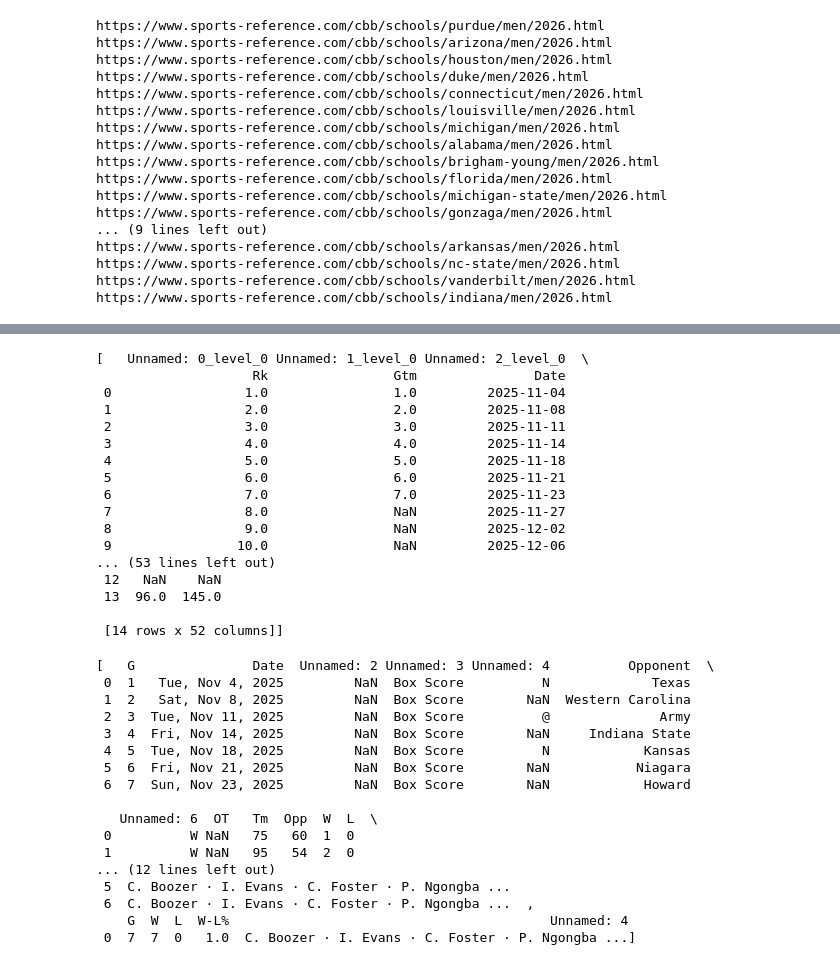
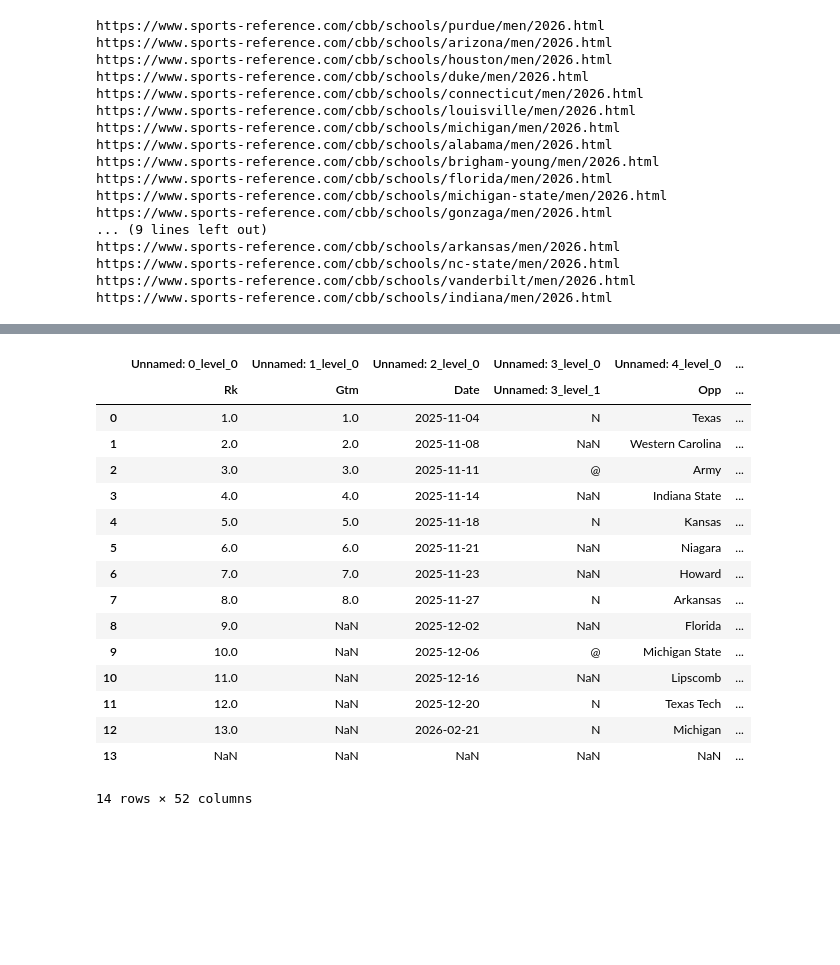
Before and after one commit to arnie12a/CollegeBasketballTracker, a Jupyter notebook: scrape/scrape.ipynb, the cells around one changed output, grey strips where cells are left out. Drawn from its saved outputs; the diff is of its cells as text; code cells hidden in the pictures; blank space fills up the shorter version.

```diff
--- a/scrape/scrape.ipynb
+++ b/scrape/scrape.ipynb
@@ -315,42 +285,23 @@ schedule[1]
 # %%
 gamelog = pd.read_html('https://www.sports-reference.com/cbb/schools/duke/men/2026-gamelogs.html')
-gamelog
+gamelog[0]
 # %% [output]
+|  | Unnamed: 0_level_0 | Unnamed: 1_level_0 | Unnamed: 2_level_0 | Unnamed: 3_level_0 | Unnamed: 4_level_0 | ... |
+|  | Rk | Gtm | Date | Unnamed: 3_level_1 | Opp | ... |
+| 0 | 1.0 | 1.0 | 2025-11-04 | N | Texas | ... |
+| 1 | 2.0 | 2.0 | 2025-11-08 | NaN | Western Carolina | ... |
+| 2 | 3.0 | 3.0 | 2025-11-11 | @ | Army | ... |
+| 3 | 4.0 | 4.0 | 2025-11-14 | NaN | Indiana State | ... |
+| 4 | 5.0 | 5.0 | 2025-11-18 | N | Kansas | ... |
+| 5 | 6.0 | 6.0 | 2025-11-21 | NaN | Niagara | ... |
+| 6 | 7.0 | 7.0 | 2025-11-23 | NaN | Howard | ... |
+| 7 | 8.0 | 8.0 | 2025-11-27 | N | Arkansas | ... |
+| 8 | 9.0 | NaN | 2025-12-02 | NaN | Florida | ... |
+| 9 | 10.0 | NaN | 2025-12-06 | @ | Michigan State | ... |
+| 10 | 11.0 | NaN | 2025-12-16 | NaN | Lipscomb | ... |
+| 11 | 12.0 | NaN | 2025-12-20 | N | Texas Tech | ... |
+| 12 | 13.0 | NaN | 2026-02-21 | N | Michigan | ... |
+| 13 | NaN | NaN | NaN | NaN | NaN | ... |
-[   Unnamed: 0_level_0 Unnamed: 1_level_0 Unnamed: 2_level_0  \
-                    Rk                Gtm               Date
- 0                 1.0                1.0         2025-11-04
- 1                 2.0                2.0         2025-11-08
- 2                 3.0                3.0         2025-11-11
- 3                 4.0                4.0         2025-11-14
- 4                 5.0                5.0         2025-11-18
- 5                 6.0                6.0         2025-11-21
- 6                 7.0                7.0         2025-11-23
- 7                 8.0                NaN         2025-11-27
- 8                 9.0                NaN         2025-12-02
- 9                10.0                NaN         2025-12-06
-... (53 lines left out)
- 12   NaN    NaN
- 13  96.0  145.0
-
- [14 rows x 52 columns]]
+14 rows × 52 columns
 # %%
 starting_lineup = pd.read_html('https://www.sports-reference.com/cbb/schools/duke/men/2026-starters.html#site_menu_link')
-starting_lineup
-# %% [output]
-[   G               Date  Unnamed: 2 Unnamed: 3 Unnamed: 4          Opponent  \
- 0  1   Tue, Nov 4, 2025         NaN  Box Score          N             Texas
- 1  2   Sat, Nov 8, 2025         NaN  Box Score        NaN  Western Carolina
- 2  3  Tue, Nov 11, 2025         NaN  Box Score          @              Army
- 3  4  Fri, Nov 14, 2025         NaN  Box Score        NaN     Indiana State
- 4  5  Tue, Nov 18, 2025         NaN  Box Score          N            Kansas
- 5  6  Fri, Nov 21, 2025         NaN  Box Score        NaN           Niagara
- 6  7  Sun, Nov 23, 2025         NaN  Box Score        NaN            Howard
-
-   Unnamed: 6  OT   Tm  Opp  W  L  \
- 0          W NaN   75   60  1  0
- 1          W NaN   95   54  2  0
-... (12 lines left out)
- 5  C. Boozer · I. Evans · C. Foster · P. Ngongba ...
- 6  C. Boozer · I. Evans · C. Foster · P. Ngongba ...  ,
-    G  W  L  W-L%                                         Unnamed: 4
- 0  7  7  0   1.0  C. Boozer · I. Evans · C. Foster · P. Ngongba ...]
```
Also changed, not shown: parts of 23 cells of this notebook.
